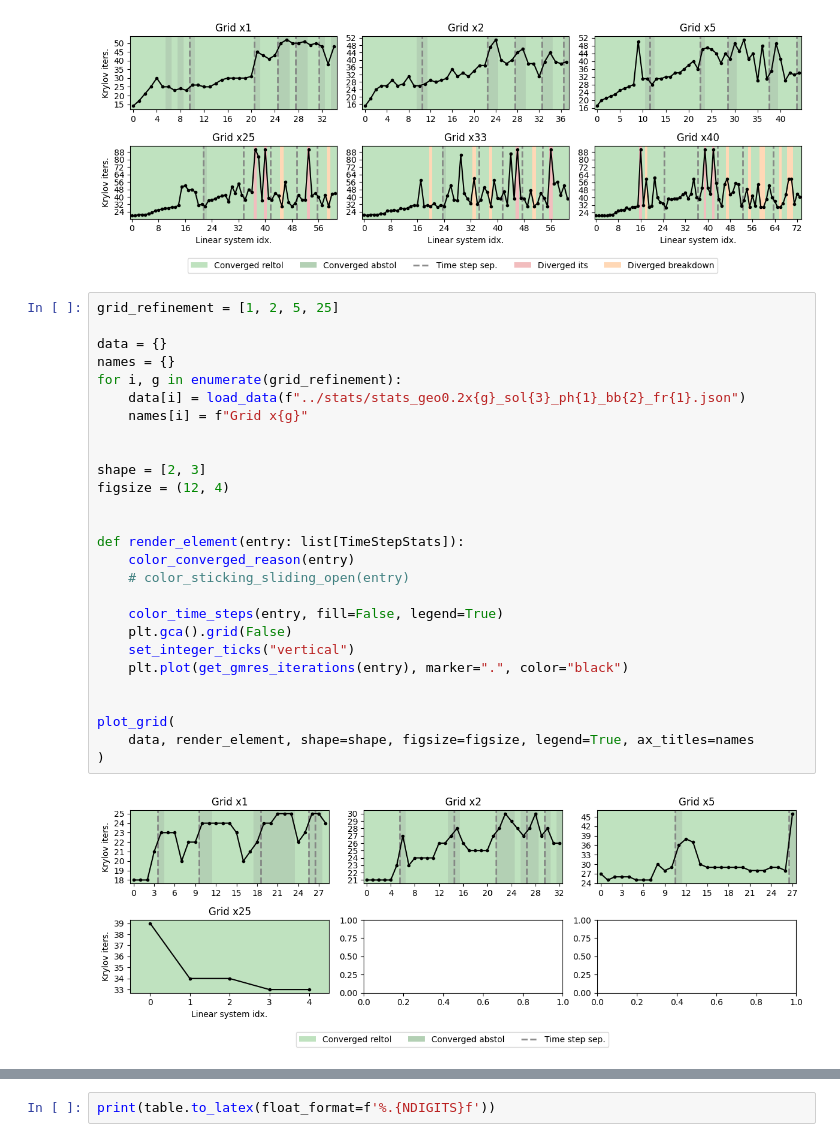
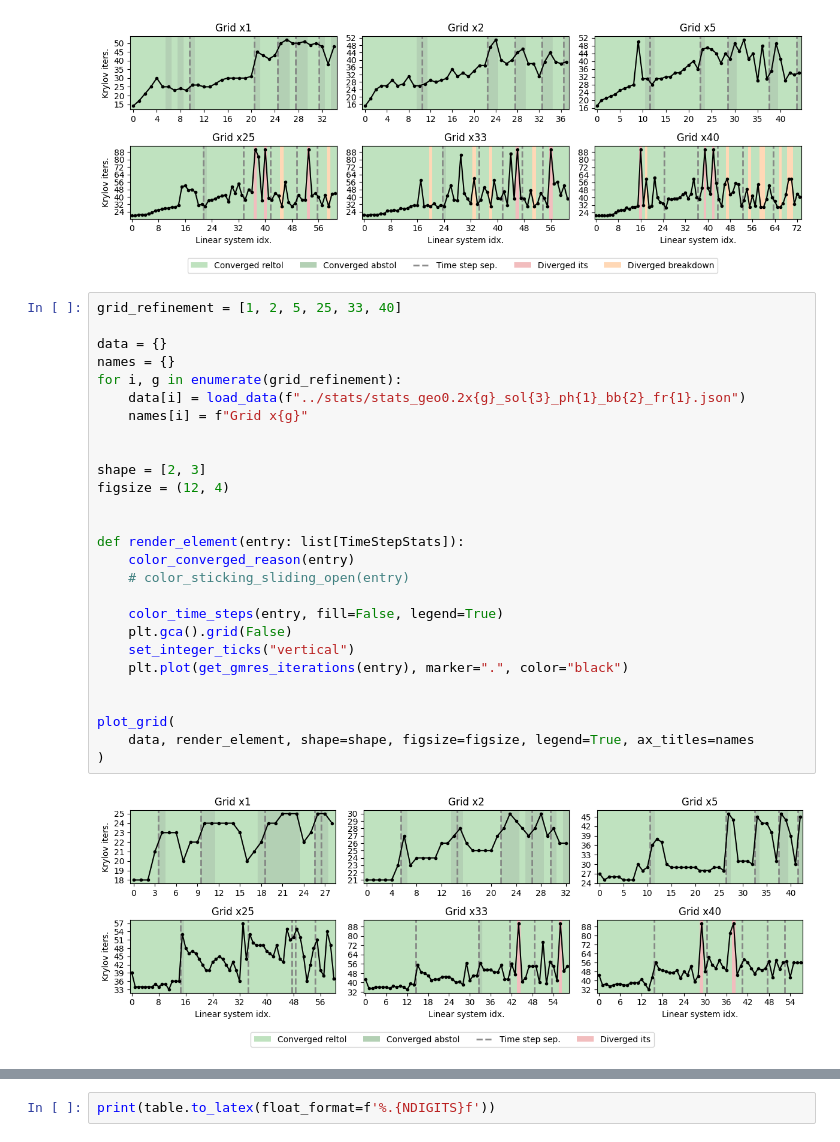
Before and after one commit to pmgbergen/FTHM-Solver, a Jupyter notebook: experiments/experiment_mandel_2_results.ipynb, the cells around one changed output, grey strips where cells are left out. Drawn from its saved outputs; the diff is of its cells as text.

```diff
--- a/experiments/experiment_mandel_2_results.ipynb
+++ b/experiments/experiment_mandel_2_results.ipynb
@@ -64,34 +64,34 @@ plot_grid(
 # %% [output]
 [figure]
 # %%
-grid_refinement = [1, 2, 5, 25]
+grid_refinement = [1, 2, 5, 25, 33, 40]
 
 data = {}
 names = {}
 for i, g in enumerate(grid_refinement):
     data[i] = load_data(f"../stats/stats_geo0.2x{g}_sol{3}_ph{1}_bb{2}_fr{1}.json")
     names[i] = f"Grid x{g}"
 
 
 shape = [2, 3]
 figsize = (12, 4)
 
 
 def render_element(entry: list[TimeStepStats]):
     color_converged_reason(entry)
     # color_sticking_sliding_open(entry)
 
     color_time_steps(entry, fill=False, legend=True)
     plt.gca().grid(False)
     set_integer_ticks("vertical")
     plt.plot(get_gmres_iterations(entry), marker=".", color="black")
 
 
 plot_grid(
     data, render_element, shape=shape, figsize=figsize, legend=True, ax_titles=names
 )
 # %% [output]
-[figure, old version]
+[figure, new version]
 # %%
 def render_element(i: int, entry: Sequence[TimeStepStats]):
     st, sl, op = get_num_sticking_sliding_open(entry)
```
Also changed, not shown: parts of 2 cells of this notebook, 3 other files.
